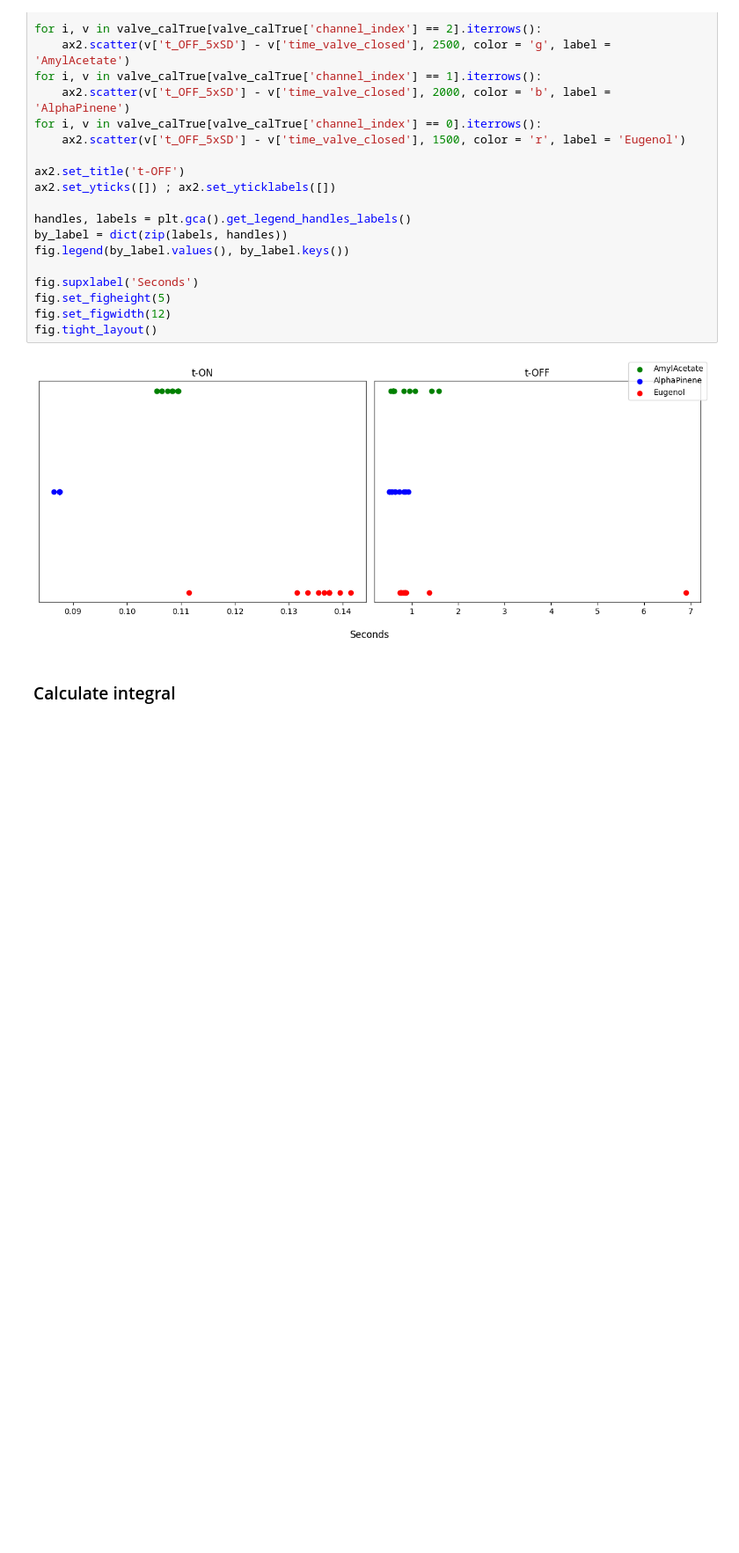
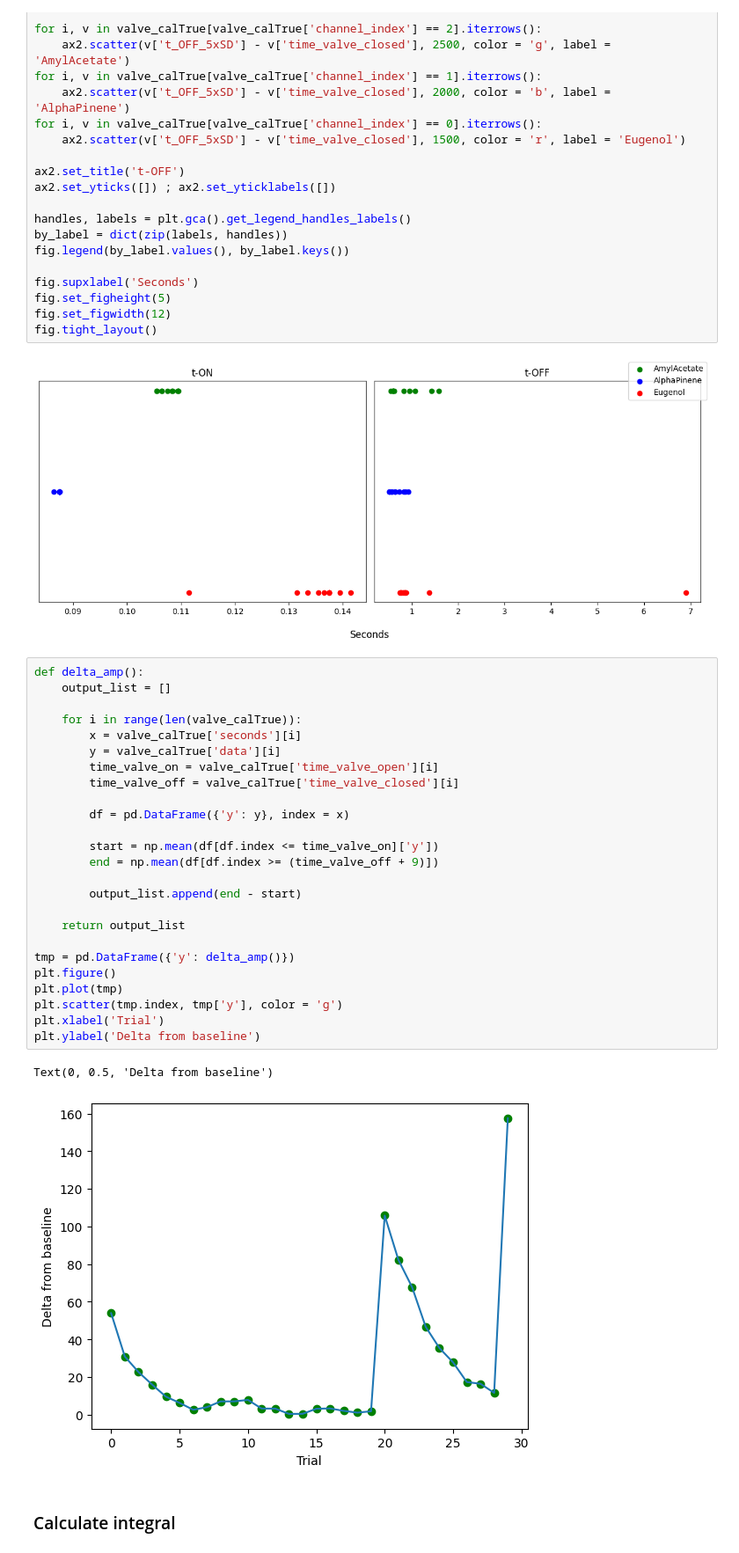
Before and after one commit to AllenNeuralDynamics/aind-behavior-rig-calibration, a Jupyter notebook: examples/olfacto_second_attempt.ipynb, the cells around one changed output. Shown: that part at 88% size. Saved outputs shown, nothing was run; the diff lists cells and outputs as text; blank space fills up the shorter version.

Commit message:
forgot the delta

```diff
--- a/examples/olfacto_second_attempt.ipynb
+++ b/examples/olfacto_second_attempt.ipynb
@@ -439,6 +439,34 @@ fig.set_figwidth(12)
 fig.tight_layout()
 # %% [output]
 [figure]
+# %%
+def delta_amp():
+    output_list = []
+
+    for i in range(len(valve_calTrue)):
+        x = valve_calTrue['seconds'][i]
+        y = valve_calTrue['data'][i]
+        time_valve_on = valve_calTrue['time_valve_open'][i]
+        time_valve_off = valve_calTrue['time_valve_closed'][i]
+
+        df = pd.DataFrame({'y': y}, index = x)
+
+        start = np.mean(df[df.index <= time_valve_on]['y'])
+        end = np.mean(df[df.index >= (time_valve_off + 9)])
+
+        output_list.append(end - start)
+
+    return output_list
+
+tmp = pd.DataFrame({'y': delta_amp()})
+plt.figure()
+plt.plot(tmp)
+plt.scatter(tmp.index, tmp['y'], color = 'g')
+plt.xlabel('Trial')
+plt.ylabel('Delta from baseline')
+# %% [output]
+Text(0, 0.5, 'Delta from baseline')
+[figure, added]
 # %% [markdown]
 ### Calculate integral
 # %%
```
